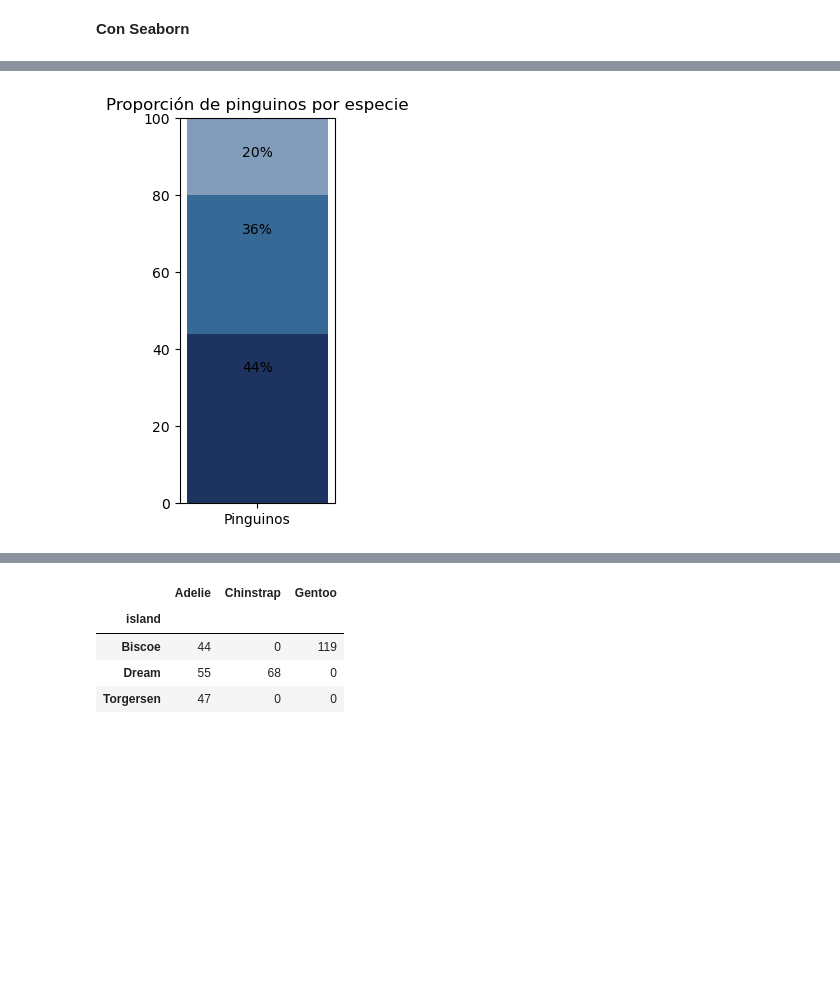
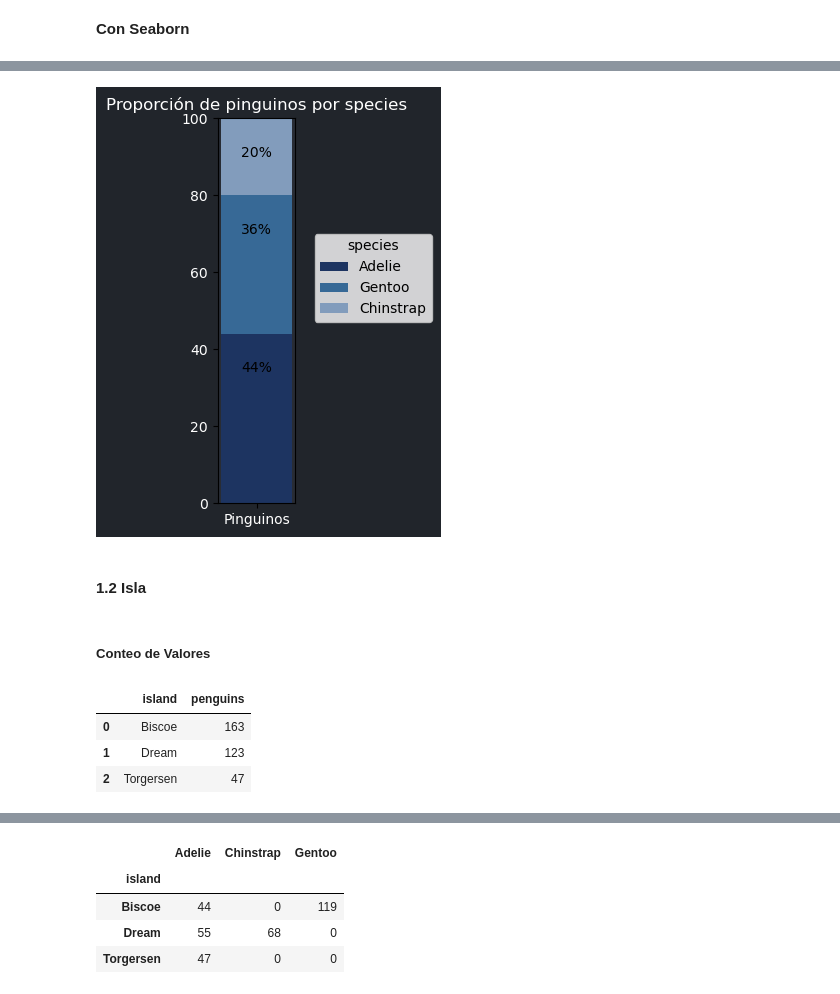
Before and after one commit to JuanFeA98/Fullstack_Data_Scientist, a Jupyter notebook: EDA/01.Analisis_Exploratorio_Datos.ipynb, the cells around one changed output, grey strips where cells are left out. Drawn from its saved outputs; the diff is of its cells as text; code cells hidden in the pictures; blank space fills up the shorter version.

```diff
--- a/EDA/01.Analisis_Exploratorio_Datos.ipynb
+++ b/EDA/01.Analisis_Exploratorio_Datos.ipynb
@@ -127,0 +153,35 @@ penguins_data.describe()
+# %%
+def graph_proportions(df, variable):
+    fig, ax = plt.subplots(figsize = (1, 5))
+    y_offset = -10
+    barWidth=0.5
+
+    plt.title(f'Proporción de pinguinos por {variable}', color='white')
+    fig.patch.set_facecolor('#21252b')
+    ax.set_facecolor('#282c34')
+
+    for i in range(len(df)):
+        if i == 0:
+            plt.bar([1], df['%'][i], color=list(penguin_color.values())[i], width=barWidth, label=df[variable][i])
+        else:
+            plt.bar([1], df['%'][i], bottom=sum(tuple([df['%'][j] for j in range(i)])), color=list(penguin_color.values())[i], width=barWidth, label=df[variable][i])
+
+    plt.xticks([1], ['Pinguinos'], color='white')
+
+    plt.yticks(color='white')
+    plt.ylim(0,100)
+
+    plt.legend(title=variable, bbox_to_anchor=(1.25, 0.7), borderaxespad=0)
+
+    for bar in ax.patches:
+        if bar.get_height() != 0:
+            ax.text(
+              bar.get_x() + bar.get_width() / 2,
+              bar.get_height() + bar.get_y() + y_offset,
+              f'{round(bar.get_height())}%',
+              ha='center',
+              color='black',
+              size=10
+          )
+
+    plt.show()
@@ -191,29 +223,16 @@ penguins_species
-# %%
-fig, ax = plt.subplots(figsize = (2, 5))
-y_offset = -10
-barWidth=0.5
-
-plt.title('Proporción de pinguinos por especie')
-
-plt.bar([1], penguins_species['%'][0], color='#1d3461', width=barWidth, label='Adelie')
-plt.bar([1], penguins_species['%'][1], bottom=penguins_species['%'][0], color='#376996', width=barWidth, label='Chinstrap')
-plt.bar([1], penguins_species['%'][2], bottom=(penguins_species['%'][0] + penguins_species['%'][1]), color='#829cbc', width=barWidth, label='Gentoo')
-
-plt.xticks([1], ['Pinguinos'])
-
-plt.ylim(0,100)
-
-for bar in ax.patches:
-    if bar.get_height() != 0:
-        ax.text(
-          bar.get_x() + bar.get_width() / 2,
-          bar.get_height() + bar.get_y() + y_offset,
-          f'{round(bar.get_height())}%',
-          ha='center',
-          color='black',
-          size=10
-      )
-
-plt.show()
-# %% [output]
-[figure, removed]
+# %%
+graph_proportions(penguins_species, 'species')
+# %% [output]
+[figure, added]
+# %% [markdown]
+#### **1.2 Isla**
+# %% [markdown]
+##### **Conteo de Valores**
+# %%
+penguins_data_island = count_valores(penguins_data, 'island')
+penguins_data_island
+# %% [output]
+|  | island | penguins |
+| 0 | Biscoe | 163 |
+| 1 | Dream | 123 |
+| 2 | Torgersen | 47 |
```
Also changed, not shown: parts of 27 cells of this notebook.
